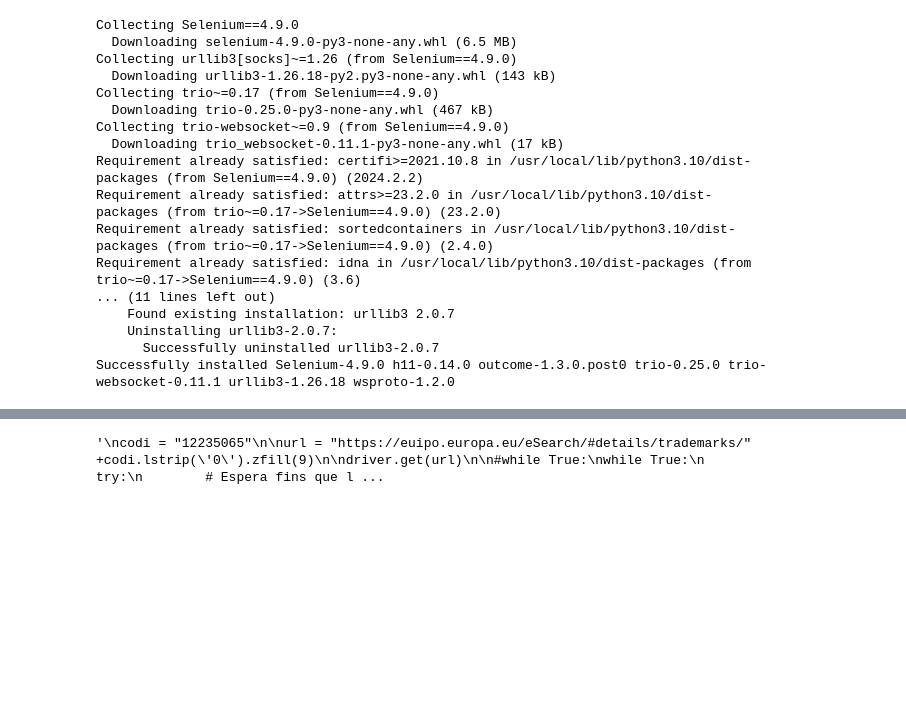
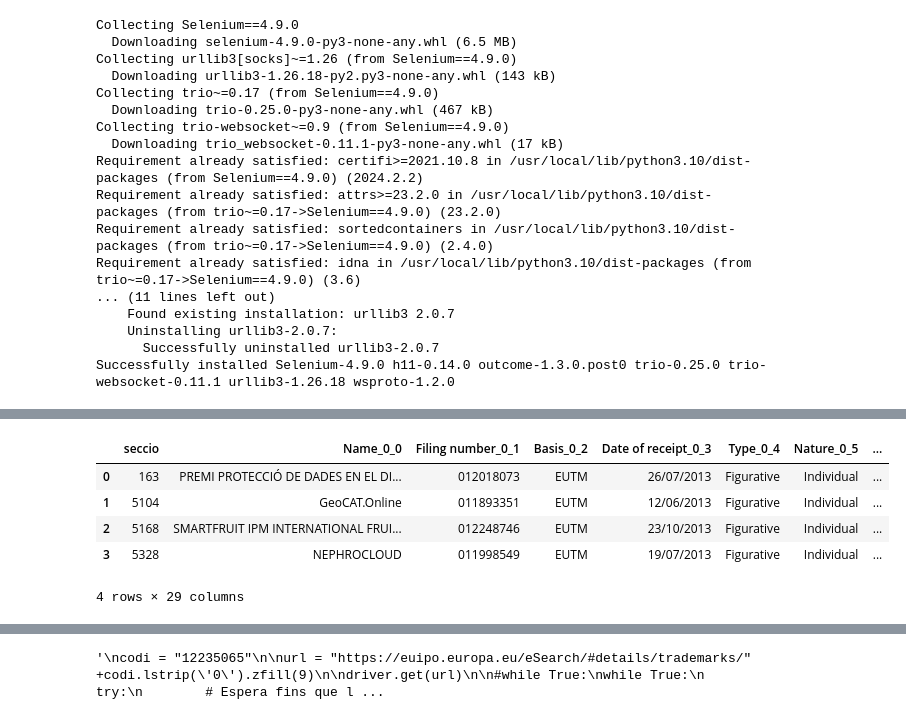
Before and after one commit to rogroc/idi, a Jupyter notebook: marques_euipo_caducades.ipynb, the cells around one changed output, grey strips where cells are left out. Drawn from its saved outputs; the diff is of its cells as text; code cells hidden in the pictures; blank space fills up the shorter version.

```diff
--- a/marques_euipo_caducades.ipynb
+++ b/marques_euipo_caducades.ipynb
@@ -290,3 +277,16 @@ euipo_final
+# %%
+euipo_final = pd.DataFrame.from_dict(json_final["euipo"], orient='columns')
+columna_a_moure = euipo_final.pop('seccio')  # Extreure la columna de DataFrame i guardar-la en una variable
+euipo_final.insert(0, 'seccio', columna_a_moure)  # Inserir la columna a la primera posició del DataFrame
+
+euipo_final
+# %% [output]
+|  | seccio | Name_0_0 | Filing number_0_1 | Basis_0_2 | Date of receipt_0_3 | Type_0_4 | Nature_0_5 | ... |
+| 0 | 163 | PREMI PROTECCIÓ DE DADES EN EL DI... | 012018073 | EUTM | 26/07/2013 | Figurative | Individual | ... |
+| 1 | 5104 | GeoCAT.Online | 011893351 | EUTM | 12/06/2013 | Figurative | Individual | ... |
+| 2 | 5168 | SMARTFRUIT IPM INTERNATIONAL FRUI... | 012248746 | EUTM | 23/10/2013 | Figurative | Individual | ... |
+| 3 | 5328 | NEPHROCLOUD | 011998549 | EUTM | 19/07/2013 | Figurative | Individual | ... |
+4 rows × 29 columns
 # %%
 imatges = pd.DataFrame(imatges)
 imatges
```
Also changed, not shown: parts of 8 cells of this notebook.
